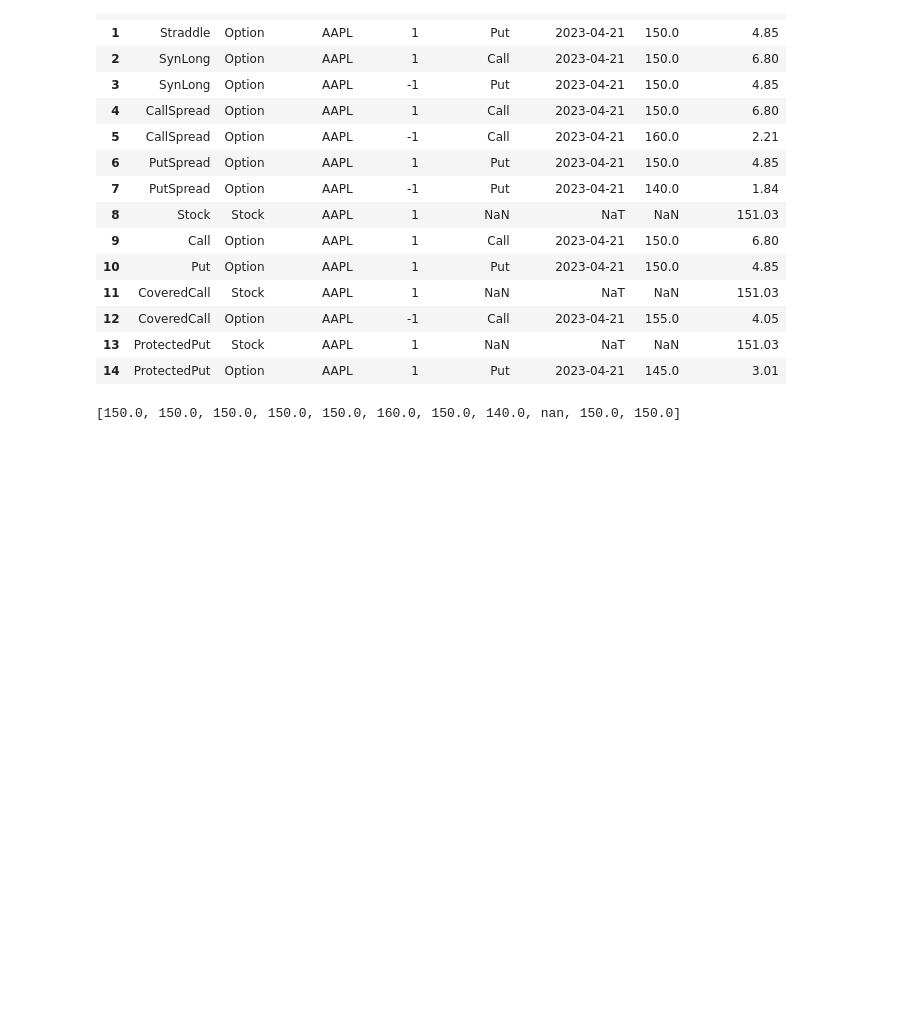
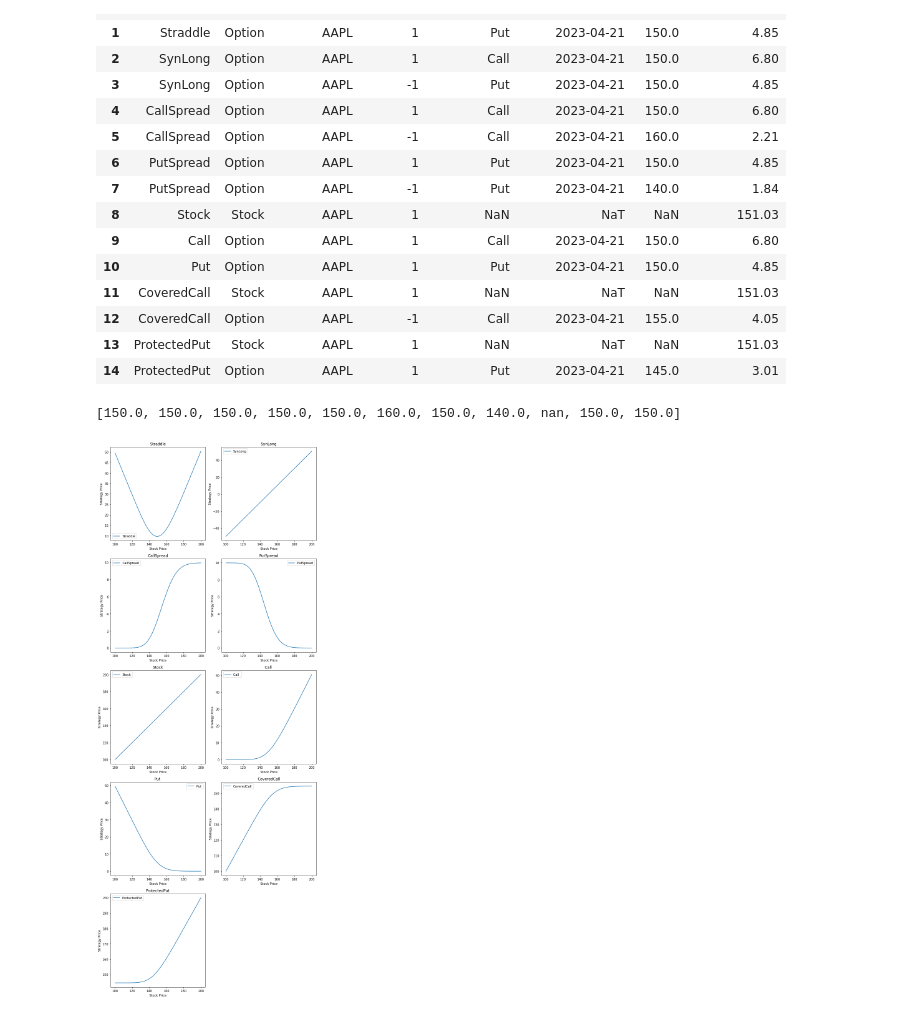
Before and after one commit to MEstrada21/FinTech-545-Spring2023, a Jupyter notebook: Week06/Project/HomeworkWeek06.ipynb, the cells around one changed output. Saved outputs shown, nothing was run; the diff lists cells and outputs as text; code cells hidden in the pictures; blank space fills up the shorter version.

Commit message:
"HOMEWORK 6 DONE" arima caused problems

```diff
--- a/Week06/Project/HomeworkWeek06.ipynb
+++ b/Week06/Project/HomeworkWeek06.ipynb
@@ -420,3 +452,98 @@ Option_Portfolio_Strike_float = [float(strike) for strike in Option_Portfolio_St
 Option_Portfolio_Strike_float
 # %% [output]
 [150.0, 150.0, 150.0, 150.0, 150.0, 160.0, 150.0, 140.0, nan, 150.0, 150.0]
+# %%
+# import pandas as pd
+import numpy as np
+import matplotlib.pyplot as plt
+from scipy.stats import norm
+import math
+
+class BSMerton:
+    def __init__(self, S, r, q, sigma):
+        self.S = S
+        self.r = r
+        self.q = q
+        self.sigma = sigma
+
+    def call(self, K, T):
+        d1 = (np.log(self.S / K) + (self.r - self.q + 0.5 * self.sigma ** 2) * T) / (self.sigma * np.sqrt(T))
+        d2 = d1 - self.sigma * np.sqrt(T)
+        return self.S * np.exp(-self.q * T) * norm.cdf(d1) - K * np.exp(-self.r * T) * norm.cdf(d2)
+
+    def put(self, K, T):
+        d1 = (np.log(self.S / K) + (self.r - self.q + 0.5 * self.sigma ** 2) * T) / (self.sigma * np.sqrt(T))
+        d2 = d1 - self.sigma * np.sqrt(T)
+        return K * np.exp(-self.r * T) * norm.cdf(-d2) - self.S * np.exp(-self.q * T) * norm.cdf(-d1)
+
+def plot_strategy_prices(df, r, q, sigma, current_date, strategies):
+    S = np.linspace(100, 200, 100)
+    T = (pd.to_datetime(df['ExpirationDate']) - pd.to_datetime(current_date)).dt.days / 365
+
+    n_strategies = len(strategies)
+    ncols = 2
+    nrows = math.ceil(n_strategies / ncols)
+
+    fig, axes = plt.subplots(nrows=nrows, ncols=ncols, figsize=(10, 5 * nrows))
+    axes = axes.flatten()
+
+    for idx, strategy in enumerate(strategies):
+        strat_df = df[df['Portfolio'] == strategy]
+        total_price = np.zeros_like(S)
+
+        for _, row in strat_df.iterrows():
+            if row['Type'] == 'Option':
+                K = row['Strike']
+                t = T.loc[row.name]
+                option_type = row['OptionType']
+                holding = row['Holding']
+
+                bsmerton = BSMerton(S, r, q, sigma)
+
+                if option_type == 'Call':
+                    price = bsmerton.call(K, t)
+                elif option_type == 'Put':
+                    price = bsmerton.put(K, t)
+
+                total_price += holding * price
+
+            elif row['Type'] == 'Stock':
+                holding = row['Holding']
+                total_price += holding * S
+
+        axes[idx].plot(S, total_price, label=strategy)
+        axes[idx].set_title(strategy)
+        axes[idx].set_xlabel('Stock Price')
+        axes[idx].set_ylabel('Strategy Price')
+        axes[idx].legend()
+
+    for idx in range(n_strategies, nrows * ncols):
+        fig.delaxes(axes[idx])
+
+    plt.tight_layout()
+    plt.show()
+
+csv_file = 'problem3.csv'  # Replace with your CSV file path
+df = pd.read_csv(csv_file)  # Default delimiter is ','
+
+r = 0.0425  # Continuous risk-free rate
+q = 0.0053  # Dividend continuous rate
+sigma = 0.3  # Volatility
+current_date = '2023-03-25'
+
+strategies = df['Portfolio'].unique()
+plot_strategy_prices(df, r, q, sigma, current_date, strategies)
+
+
+csv_file = 'problem3.csv'  # Replace with your CSV file path
+df = pd.read_csv(csv_file)  # Default delimiter is ','
+
+r = 0.0425  # Continuous risk-free rate
+q = 0.0053  # Dividend continuous rate
+sigma = 0.3  # Volatility
+current_date = '2023-03-25'
+
+strategies = df['Portfolio'].unique()
+plot_strategy_prices(df, r, q, sigma, current_date, strategies)
+# %% [output]
+[figure, added]
```
Also changed, not shown: parts of 24 cells of this notebook, 2 other files.
